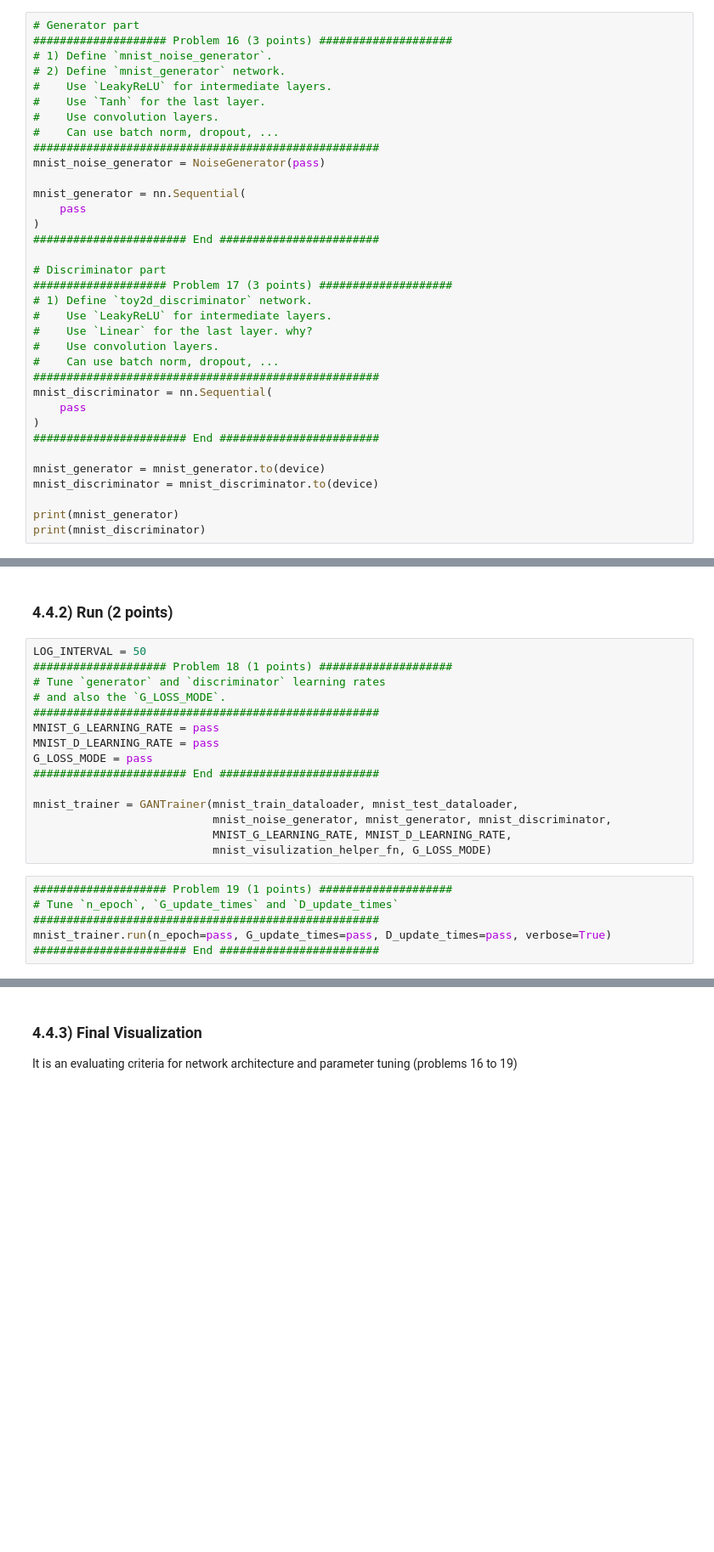
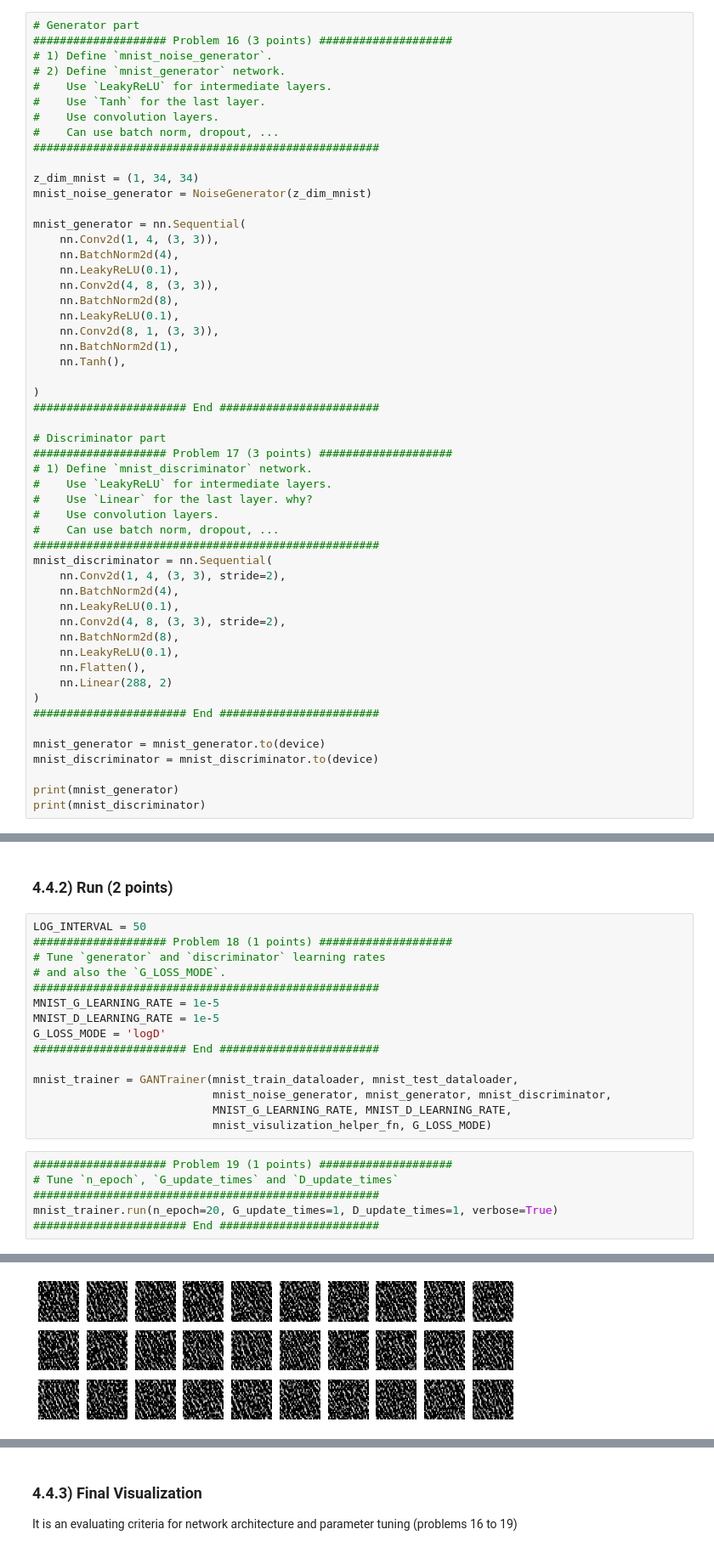
Before and after one commit to ShayanNazemi/Deep-Learning-40719, a Jupyter notebook: HW5/GAN.ipynb, the cells around one changed output, grey strips where cells are left out. Shown at 85% size. Saved outputs shown, nothing was run; the diff lists cells and outputs as text; blank space fills up the shorter version.

```diff
--- a/HW5/GAN.ipynb
+++ b/HW5/GAN.ipynb
@@ -641,23 +747,41 @@ mnist_show(temp, 3)
 #    Use convolution layers.
 #    Can use batch norm, dropout, ...
 ####################################################
-mnist_noise_generator = NoiseGenerator(pass)
+
+z_dim_mnist = (1, 34, 34)
+mnist_noise_generator = NoiseGenerator(z_dim_mnist)
 
 mnist_generator = nn.Sequential(
-    pass
+    nn.Conv2d(1, 4, (3, 3)),
+    nn.BatchNorm2d(4),
+    nn.LeakyReLU(0.1),
+    nn.Conv2d(4, 8, (3, 3)),
+    nn.BatchNorm2d(8),
+    nn.LeakyReLU(0.1),
+    nn.Conv2d(8, 1, (3, 3)),
+    nn.BatchNorm2d(1),
+    nn.Tanh(),
+
 )
 ####################### End ########################
 
 # Discriminator part
 #################### Problem 17 (3 points) ####################
-# 1) Define `toy2d_discriminator` network.
+# 1) Define `mnist_discriminator` network.
 #    Use `LeakyReLU` for intermediate layers.
 #    Use `Linear` for the last layer. why?
 #    Use convolution layers.
 #    Can use batch norm, dropout, ...
 ####################################################
 mnist_discriminator = nn.Sequential(
-    pass
+    nn.Conv2d(1, 4, (3, 3), stride=2),
+    nn.BatchNorm2d(4),
+    nn.LeakyReLU(0.1),
+    nn.Conv2d(4, 8, (3, 3), stride=2),
+    nn.BatchNorm2d(8),
+    nn.LeakyReLU(0.1),
+    nn.Flatten(),
+    nn.Linear(288, 2)
 )
 ####################### End ########################
 
@@ -703,9 +845,9 @@ LOG_INTERVAL = 50
 # Tune `generator` and `discriminator` learning rates
 # and also the `G_LOSS_MODE`.
 ####################################################
-MNIST_G_LEARNING_RATE = pass
-MNIST_D_LEARNING_RATE = pass
-G_LOSS_MODE = pass
+MNIST_G_LEARNING_RATE = 1e-5
+MNIST_D_LEARNING_RATE = 1e-5
+G_LOSS_MODE = 'logD'
 ####################### End ########################
 
 mnist_trainer = GANTrainer(mnist_train_dataloader, mnist_test_dataloader,
@@ -716,5 +858,6 @@ mnist_trainer = GANTrainer(mnist_train_dataloader, mnist_test_dataloader,
 #################### Problem 19 (1 points) ####################
 # Tune `n_epoch`, `G_update_times` and `D_update_times`
 ####################################################
-mnist_trainer.run(n_epoch=pass, G_update_times=pass, D_update_times=pass, verbose=True)
+mnist_trainer.run(n_epoch=20, G_update_times=1, D_update_times=1, verbose=True)
 ####################### End ########################
+# %% [output]
@@ -720,0 +874 @@ mnist_trainer.run(n_epoch=pass, G_update_times=pass, D_update_times=pass, verbos
+[figure, added]
```
Also changed, not shown: parts of 13 cells of this notebook.
